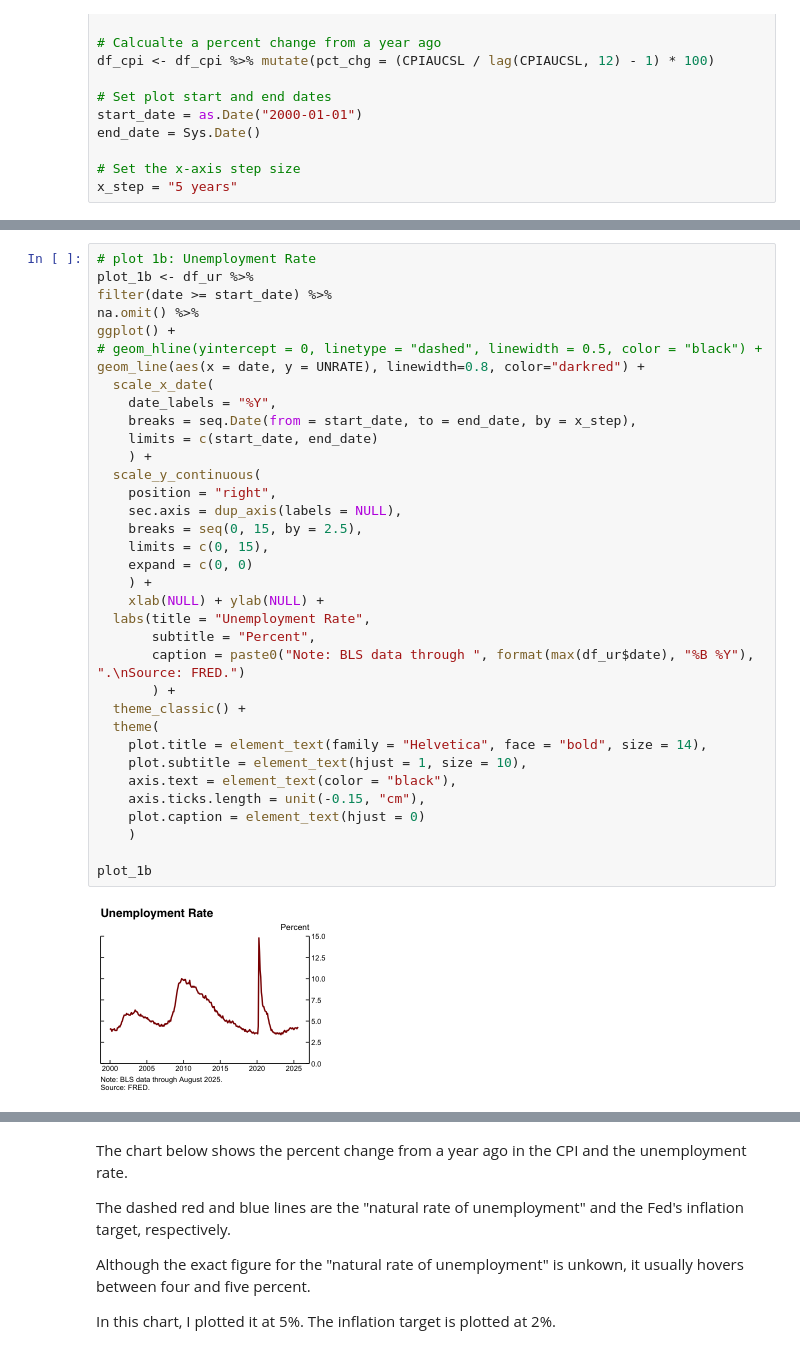
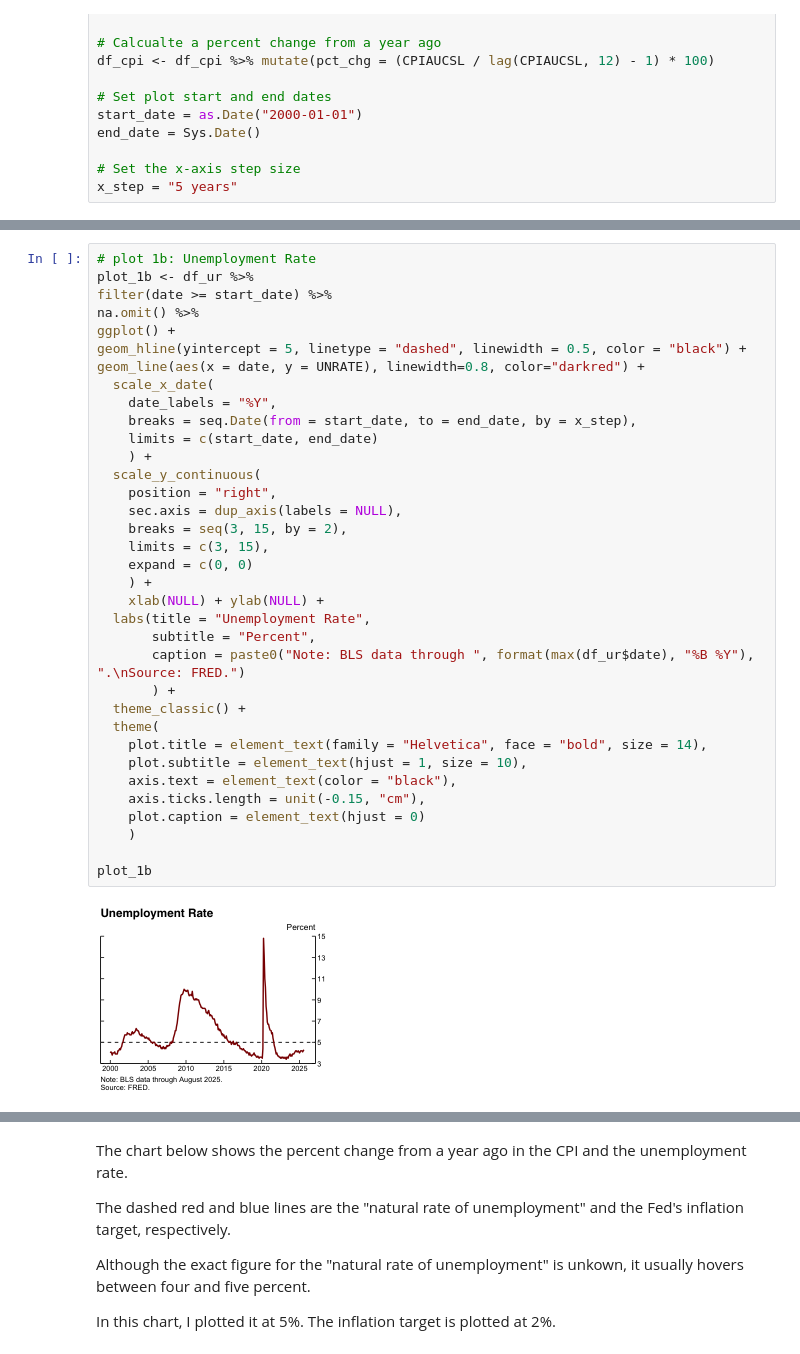
Before and after one commit to maha4028/economic-charting, a Jupyter notebook: generate_plots.ipynb, the cells around one changed output, grey strips where cells are left out. Cells and saved outputs as stored; diff of their text form.

```diff
--- a/generate_plots.ipynb
+++ b/generate_plots.ipynb
@@ -116,37 +117,37 @@ plot_1b <- df_ur %>%
 filter(date >= start_date) %>%
 na.omit() %>%
 ggplot() +
-# geom_hline(yintercept = 0, linetype = "dashed", linewidth = 0.5, color = "black") +
+geom_hline(yintercept = 5, linetype = "dashed", linewidth = 0.5, color = "black") +
 geom_line(aes(x = date, y = UNRATE), linewidth=0.8, color="darkred") +
   scale_x_date(
     date_labels = "%Y",
     breaks = seq.Date(from = start_date, to = end_date, by = x_step),
     limits = c(start_date, end_date)
     ) +
   scale_y_continuous(
     position = "right",
     sec.axis = dup_axis(labels = NULL),
-    breaks = seq(0, 15, by = 2.5),
-    limits = c(0, 15),
+    breaks = seq(3, 15, by = 2),
+    limits = c(3, 15),
     expand = c(0, 0)
     ) +
     xlab(NULL) + ylab(NULL) +
   labs(title = "Unemployment Rate",
        subtitle = "Percent",
        caption = paste0("Note: BLS data through ", format(max(df_ur$date), "%B %Y"), ".\nSource: FRED.")
        ) +
   theme_classic() +
   theme(
     plot.title = element_text(family = "Helvetica", face = "bold", size = 14),
     plot.subtitle = element_text(hjust = 1, size = 10),
     axis.text = element_text(color = "black"),
     axis.ticks.length = unit(-0.15, "cm"),
     plot.caption = element_text(hjust = 0)
     )
 
 plot_1b
 # %% [output]
-[figure, old version]
+[figure, new version]
 # %%
 ggsave(
     "plots/plot_cpi.png",
```
Also changed, not shown: parts of 3 cells of this notebook, 4 other files.
